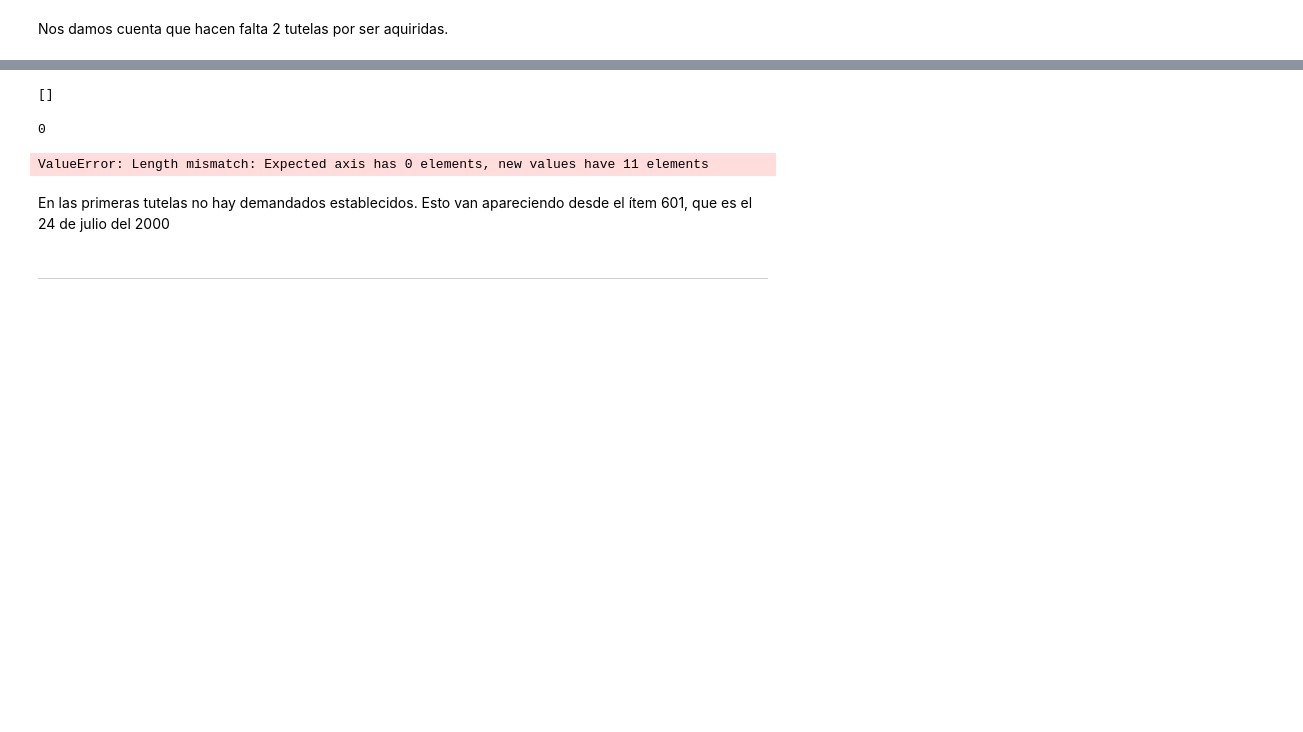
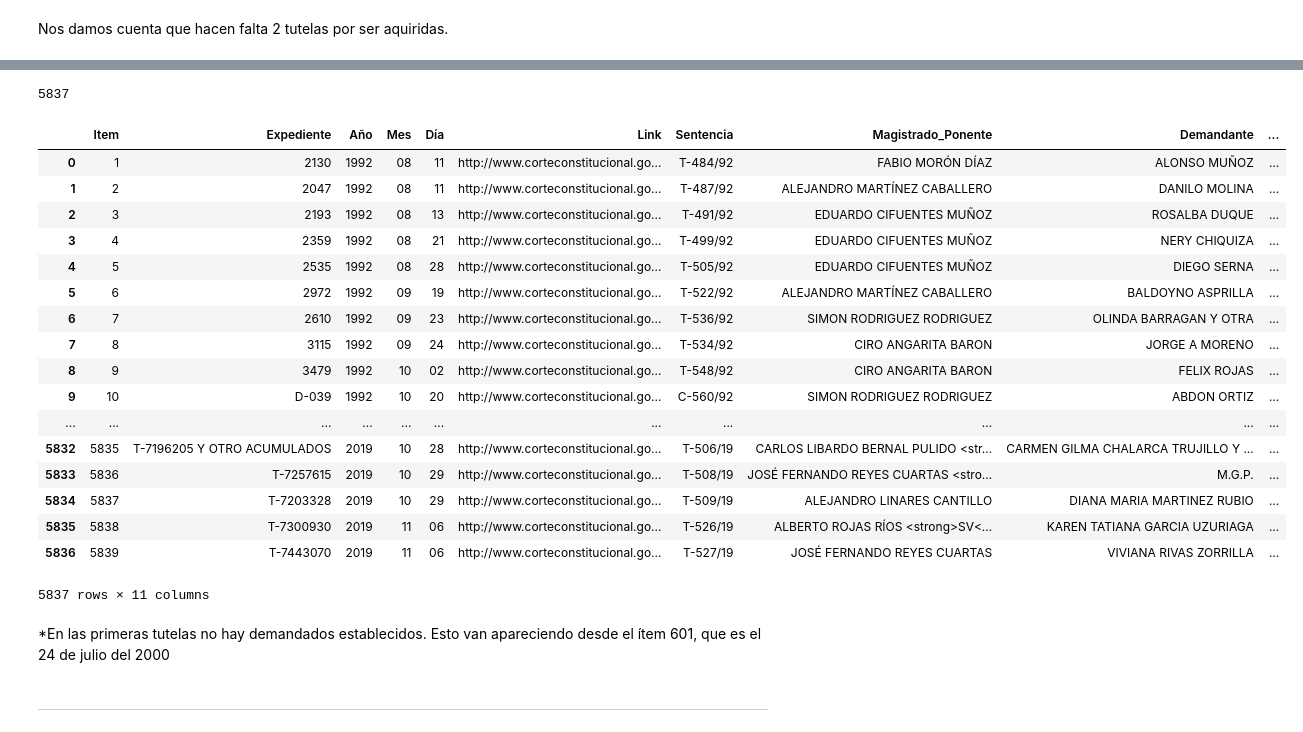
Before and after one commit to Juansemv/MCPP_juan.munoz, a Jupyter notebook: Proyecto final/Code- PF.ipynb, the cells around one changed output, grey strips where cells are left out. Cells and saved outputs as stored; diff of their text form; code cells hidden in the pictures; blank space fills up the shorter version.

```diff
--- a/Proyecto final/Code- PF.ipynb
+++ b/Proyecto final/Code- PF.ipynb
@@ -24,13 +23,16 @@ from bs4 import BeautifulSoup   #Para transformar el código extraído a formato
 import pandas as pd             #Decarga de pandas para uso de bases de datos
 plt.rcParams["figure.figsize"] = [18.0, 8.0]
 # %%
-#Crear una lista con todos los links
+#Al realizar la búsqueda de tutelas referentes a temas de salud, los resultados se despliegan en 59 páginas.
+#Por lo anterior, se crea una lista con todos los links
 links= []
 for i in range(59):
-    links.append("http://www.corteconstitucional.gov.co/relatoria/radicador/buscar.php?vs=5832&pg="+str(i)+ \
-                 "&ponente=&demandado=&Sentencia=&Tipo=Sentencias&busqueda=salud&conector=AND&segundotema=&anios=Todos")
+    links.append("http://www.corteconstitucional.gov.co/relatoria/radicador/buscar.php?vs=5832&pg="+str(i)+"&ponente=&demandado=&Sentencia=&Tipo=Sentencias&busqueda=salud&conector=AND&segundotema=&anios=Todos")
 links[0:3]
 # %% [output]
 ['http://www.corteconstitucional.gov.co/relatoria/radicador/buscar.php?vs=5832&pg=0&ponente=&demandado=&Sentencia=&Tipo=Sentencias&busqueda=salud&conector=AND&segundotema=&anios=Todos',
  'http://www.corteconstitucional.gov.co/relatoria/radicador/buscar.php?vs=5832&pg=1&ponente=&demandado=&Sentencia=&Tipo=Sentencias&busqueda=salud&conector=AND&segundotema=&anios=Todos',
  'http://www.corteconstitucional.gov.co/relatoria/radicador/buscar.php?vs=5832&pg=2&ponente=&demandado=&Sentencia=&Tipo=Sentencias&busqueda=salud&conector=AND&segundotema=&anios=Todos']
+# %%
+html = requests.get("http://www.corteconstitucional.gov.co/relatoria/radicador/buscar.php?vs=5832&pg=1&ponente=&demandado=&Sentencia=&Tipo=Sentencias&busqueda=salud&conector=AND&segundotema=&anios=Todos").text
+soup = BeautifulSoup(html)
@@ -37,9 +43,22 @@ links[0:3]
 # %%
-#Se hace todo de una, porque puede que en algún caso no haya magistrado o algún otro dato, y se puede entrecruzar información.
-#Además, al ser una búsqueda desde 1992, se abre la posibilidad de que esto suceda.
+#Se realiza el scraping de cada uno de los links para capturar:
+# - Ítem
+# - Expediente
+# - Fecha de sentencia
+# - Sentencia
+# - Magistrado Ponente
+# - Demandandante
+# - Demandado
+# - Tema
 
-pat = '>Item </strong>(.*?) <strong>\xa0\xa0\xa0Expediente </strong>\xa0\xa0(.*?)<strong>\xa0\xa0\xa0Fecha sentencia </strong>\xa0\xa0(.*?)-(.*?)-(.*?) <strong>\xa0\xa0\xa0Sentencia </strong>\xa0\xa0<ahref="(.*?)">(.*?)</a>.* <br/>\n<strong>Magistrado Ponente</strong>:(.*?)<br/>\n<strong>Demandante / Demandado</strong> \xa0\xa0\xa0(.*?)VS(.*?)<br/>\n</p><p align="justify"><strong>Tema:</strong>(.*?\r*\n*.*?\r*\n*.*?\r*\n*.*?\r*\n*.*?)\r*\n*\s*\s*\r*\n*\r*\n*<'
+#El scraping se realiza con un solo patrón dado que puede que exista alguna tutela sin alguno de los datos anteriores
+#Se realiza el scraping para todas las tutelas relativas a temas a salud desde 1992
+
+#Defino el patrón con expresiones regulares
+pat = '>Item </strong>(.*?) <strong>\xa0\xa0\xa0Expediente </strong>\xa0\xa0(.*?)<strong>\xa0\xa0\xa0 Fecha sentencia </strong>\xa0\xa0(.*?)-(.*?)-(.*?) <strong>\xa0\xa0\xa0Sentencia </strong>\xa0\xa0<a href="(.*?)">(.*?)</a>.* <br/>\n<strong>Magistrado Ponente</strong>:(.*?)<br/>\n<strong>Demandante / Demandado</strong> \xa0\xa0\xa0(.*?)VS(.*?)<br/>\n</p><p align="justify"><strong>Tema:</strong>(.*?\r*\n*.*?\r*\n*.*?\r*\n*.*?\r*\n*.*?)\r*\n*\s*\s*\r*\n*\r*\n*<'
 info = []
+
+#Realizo el scraping a cada página, y controlo cuántas tutelas captura por página
 for i in range (len(links)):
     html = requests.get("http://www.corteconstitucional.gov.co/relatoria/radicador/buscar.php?vs=5832&pg="+str(i)+"&ponente=&demandado=&Sentencia=&Tipo=Sentencias&busqueda=salud&conector=AND&segundotema=&anios=Todos").text
     time.sleep(2)
@@ -100,19 +141,34 @@ for i in range(len(info_lists)):
-# %%
-list_tutelas
-# %% [output]
-[]
-# %%
-len(list_tutelas)
-# %% [output]
-0
+# %%
+#Total de tutelas
+len(info_lists)
+# %% [output]
+5837
 # %%
-Database_tutelas = pd.DataFrame(list_tutelas)
+#Pasamos las tutelas a formato DataFrame de Pandas
+Database_tutelas = pd.DataFrame(info_lists)
 Database_tutelas.columns = ['Item','Expediente','Año','Mes','Día','Link', 'Sentencia', 'Magistrado_Ponente', 'Demandante', 'Demandado', 'Tema']
 Database_tutelas
 # %% [output]
+|  | Item | Expediente | Año | Mes | Día | Link | Sentencia | Magistrado_Ponente | Demandante | ... |
+| 0 | 1 | 2130 | 1992 | 08 | 11 | http://www.corteconstitucional.go... | T-484/92 | FABIO MORÓN DÍAZ | ALONSO MUÑOZ | ... |
+| 1 | 2 | 2047 | 1992 | 08 | 11 | http://www.corteconstitucional.go... | T-487/92 | ALEJANDRO MARTÍNEZ CABALLERO | DANILO MOLINA | ... |
+| 2 | 3 | 2193 | 1992 | 08 | 13 | http://www.corteconstitucional.go... | T-491/92 | EDUARDO CIFUENTES MUÑOZ | ROSALBA DUQUE | ... |
+| 3 | 4 | 2359 | 1992 | 08 | 21 | http://www.corteconstitucional.go... | T-499/92 | EDUARDO CIFUENTES MUÑOZ | NERY CHIQUIZA | ... |
+| 4 | 5 | 2535 | 1992 | 08 | 28 | http://www.corteconstitucional.go... | T-505/92 | EDUARDO CIFUENTES MUÑOZ | DIEGO SERNA | ... |
+| 5 | 6 | 2972 | 1992 | 09 | 19 | http://www.corteconstitucional.go... | T-522/92 | ALEJANDRO MARTÍNEZ CABALLERO | BALDOYNO ASPRILLA | ... |
+| 6 | 7 | 2610 | 1992 | 09 | 23 | http://www.corteconstitucional.go... | T-536/92 | SIMON RODRIGUEZ RODRIGUEZ | OLINDA BARRAGAN Y OTRA | ... |
+| 7 | 8 | 3115 | 1992 | 09 | 24 | http://www.corteconstitucional.go... | T-534/92 | CIRO ANGARITA BARON | JORGE A MORENO | ... |
+| 8 | 9 | 3479 | 1992 | 10 | 02 | http://www.corteconstitucional.go... | T-548/92 | CIRO ANGARITA BARON | FELIX ROJAS | ... |
+| 9 | 10 | D-039 | 1992 | 10 | 20 | http://www.corteconstitucional.go... | C-560/92 | SIMON RODRIGUEZ RODRIGUEZ | ABDON ORTIZ | ... |
+| ... | ... | ... | ... | ... | ... | ... | ... | ... | ... | ... |
+| 5832 | 5835 | T-7196205 Y OTRO ACUMULADOS | 2019 | 10 | 28 | http://www.corteconstitucional.go... | T-506/19 | CARLOS LIBARDO BERNAL PULIDO <str... | CARMEN GILMA CHALARCA TRUJILLO Y ... | ... |
+| 5833 | 5836 | T-7257615 | 2019 | 10 | 29 | http://www.corteconstitucional.go... | T-508/19 | JOSÉ FERNANDO REYES CUARTAS <stro... | M.G.P. | ... |
+| 5834 | 5837 | T-7203328 | 2019 | 10 | 29 | http://www.corteconstitucional.go... | T-509/19 | ALEJANDRO LINARES CANTILLO | DIANA MARIA MARTINEZ RUBIO | ... |
+| 5835 | 5838 | T-7300930 | 2019 | 11 | 06 | http://www.corteconstitucional.go... | T-526/19 | ALBERTO ROJAS RÍOS <strong>SV<... | KAREN TATIANA GARCIA UZURIAGA | ... |
+| 5836 | 5839 | T-7443070 | 2019 | 11 | 06 | http://www.corteconstitucional.go... | T-527/19 | JOSÉ FERNANDO REYES CUARTAS | VIVIANA RIVAS ZORRILLA | ... |
-ValueError: Length mismatch: Expected axis has 0 elements, new values have 11 elements
+5837 rows × 11 columns
 # %% [markdown]
-En las primeras tutelas no hay demandados establecidos. Esto van apareciendo desde el ítem 601, que es el 24 de julio del 2000
+*En las primeras tutelas no hay demandados establecidos. Esto van apareciendo desde el ítem 601, que es el 24 de julio del 2000
 # %%
 Database_tutelas.to_pickle('DB_Tutelas.pkl')
 # %% [markdown]
```
Also changed, not shown: parts of 13 cells of this notebook, 2 other files.
